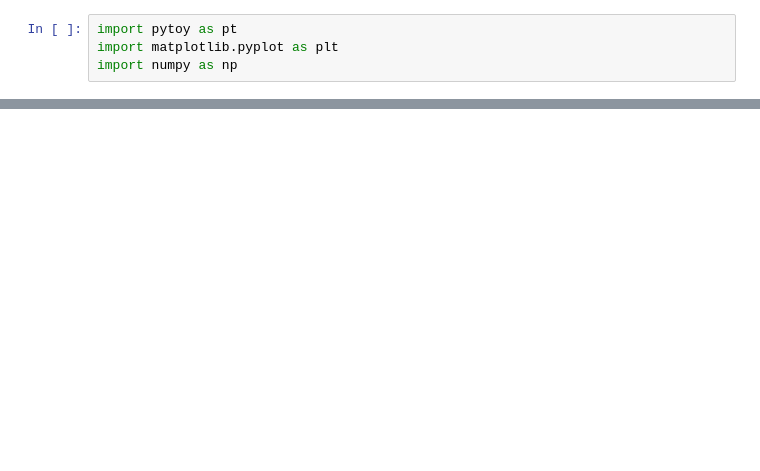
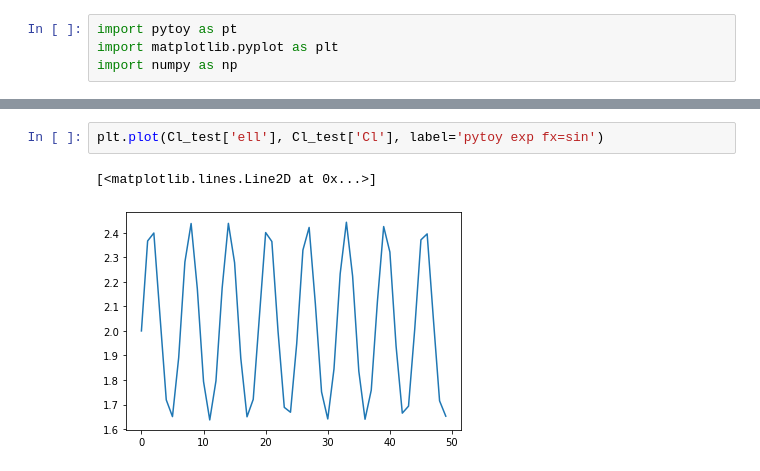
Before and after one commit to catketchup/toy, a Jupyter notebook: notebook/test_toy.ipynb, the cells around one changed output, grey strips where cells are left out. Saved outputs shown, nothing was run; the diff lists cells and outputs as text; blank space fills up the shorter version.

```diff
--- a/notebook/test_toy.ipynb
+++ b/notebook/test_toy.ipynb
@@ -33,0 +36,5 @@ plt.legend()
+# %%
+plt.plot(Cl_test['ell'], Cl_test['Cl'], label='pytoy exp fx=sin')
+# %% [output]
+[<matplotlib.lines.Line2D at 0x...>]
+[figure, added]
```
Also changed, not shown: parts of 5 cells of this notebook, 5 other files.
